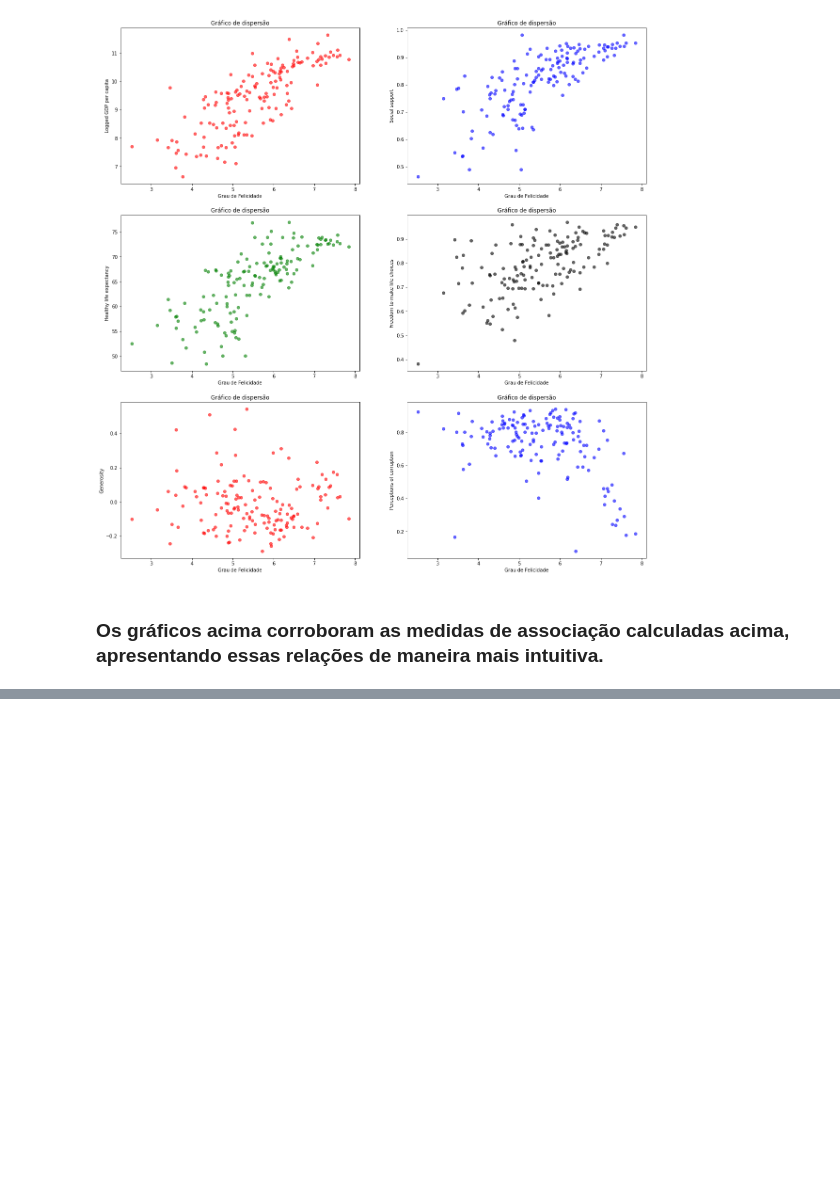
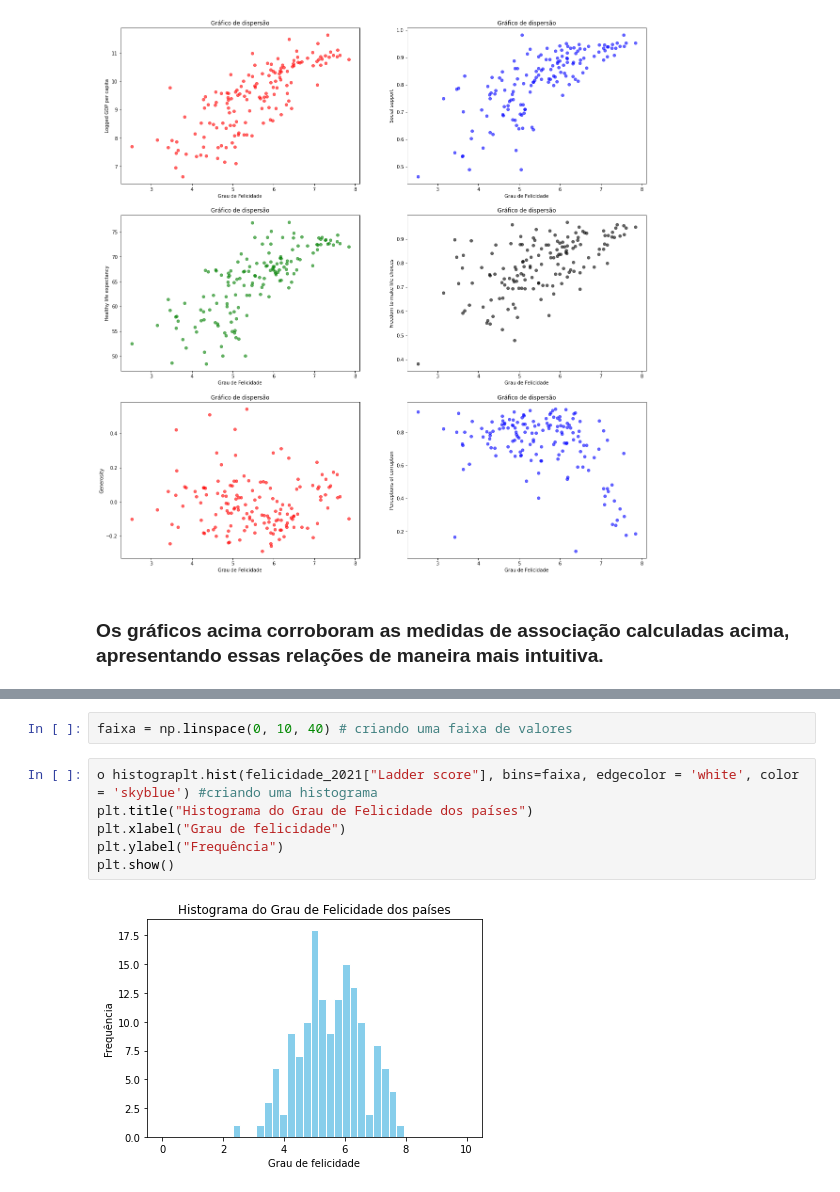
Before and after one commit to niveaabreu/Projeto-2-Ciencia-dos-Dados, a Jupyter notebook: Projeto 2 - Ciência dos Dados.ipynb, the cells around one changed output, grey strips where cells are left out. Saved outputs shown, nothing was run; the diff lists cells and outputs as text; blank space fills up the shorter version.

```diff
--- a/Projeto 2 - Ciência dos Dados.ipynb
+++ b/Projeto 2 - Ciência dos Dados.ipynb
@@ -154,0 +166,10 @@ plt.show()
+# %%
+faixa = np.linspace(0, 10, 40) # criando uma faixa de valores
+# %%
+o histograplt.hist(felicidade_2021["Ladder score"], bins=faixa, edgecolor = 'white', color = 'skyblue') #criando uma histograma
+plt.title("Histograma do Grau de Felicidade dos países")
+plt.xlabel("Grau de felicidade")
+plt.ylabel("Frequência")
+plt.show()
+# %% [output]
+[figure, added]
```
Also changed, not shown: parts of 8 cells of this notebook.
